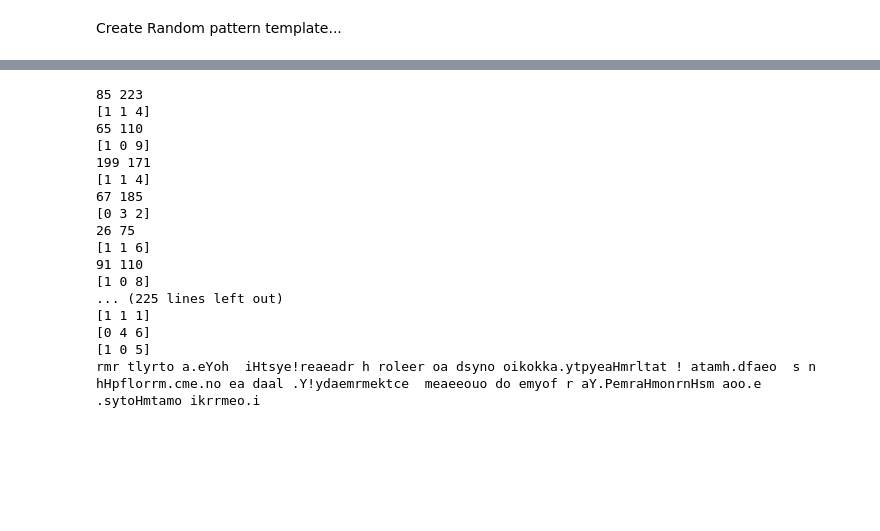
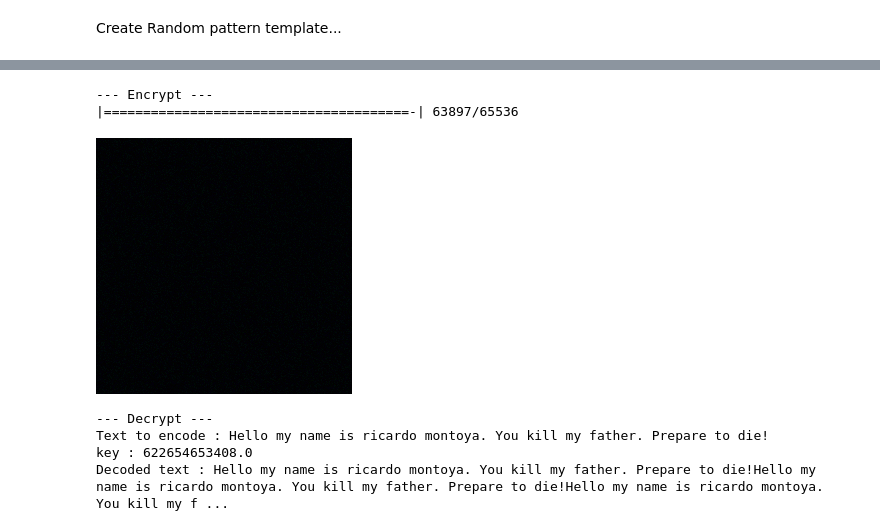
Before and after one commit to Clamarche/Intersect.Beta, a Jupyter notebook: securePhoto_notebooks.ipynb, the cells around one changed output, grey strips where cells are left out. Saved outputs shown, nothing was run; the diff lists cells and outputs as text; code cells hidden in the pictures; blank space fills up the shorter version.

Commit message:
Successfully decode a random template

```diff
--- a/securePhoto_notebooks.ipynb
+++ b/securePhoto_notebooks.ipynb
@@ -373,7 +373,7 @@ def progressbar(progress, qty):
   if progress > qty:
     progress = qty
 
-  i = progress*progressbar_width//qty
+  i = (progress+1)*progressbar_width//qty
   progress = '='*i
   remain = '-'*(progressbar_width-i)
   info = '| {}/{}'.format(i*qty//progressbar_width,qty)
@@ -407,7 +413,6 @@ def lomod_random_template(content, size):
     val=ord(content[i])
     #print(val)
     data[i]=[val//100, (val%100)//10, val%10]
-    print(data[i])
 
   picture = np.zeros((size[0], size[1], 3), dtype=np.uint8)
   # A grid to valid the insertion of data
@@ -418,10 +423,8 @@ def lomod_random_template(content, size):
   while np.sum(valid_grid) != finish_result:
     i = random.randrange(0,256,1)
     j = random.randrange(0,256,1)
-    if message_i < 40:
-      print(i,j)
     if valid_grid[i,j] == 0:
-      if message_i%1000 == 0 and message_i >= 40:
+      if message_i%1000 == 0:
         progressbar(message_i,finish_result)
       valid_grid[i,j] = 1 # Make the space checked
       picture[i,j] = data[message_i%len(content)] # transfer the data
@@ -431,6 +434,3 @@ def lomod_random_template(content, size):
   image.save('lomod_random_template.png')
   display(Image('lomod_random_template.png'))
   return key
-
-key = lomod_random_template('Hello my name is ricardo montoya. You kill my father. Prepare to die!', [256, 256])
-print(key)
@@ -458,7 +438,7 @@ print(key)
 # Create low modification template
 def lomod_random_template_decoder(image_coded, size, key):
   """
-  decode a picture with a message inside encoded
+  Decode a picture with a message inside encoded
   :return: key for the random seed
   """
   random.seed(key)
@@ -471,35 +451,31 @@ def lomod_random_template_decoder(image_coded, size, key):
   finish_result = size[0]*size[1]
   message_i=0
   while np.sum(valid_grid) != finish_result and message_i < 200:
+    j = random.randrange(0,256,1)
     i = random.randrange(0,256,1)
-    j = random.randrange(0,256,1)
-    if message_i < 40 :
-      print(i,j)
     if valid_grid[i,j] == 0:
       valid_grid[i,j] = 1 # Make the space checked
       message_i += 1 # increment the data transfer counter
-      print(picture[i,j])
       data += chr(100*picture[i,j][0] + 10*picture[i,j][1] + picture[i,j][2])
       #print(data)
 
   return data
-
-print(lomod_random_template_decoder('lomod_random_template.png', [256, 256], 275334691376))
-# %% [output]
-85 223
-[1 1 4]
-65 110
-[1 0 9]
-199 171
-[1 1 4]
-67 185
-[0 3 2]
-26 75
-[1 1 6]
-91 110
-[1 0 8]
-... (225 lines left out)
-[1 1 1]
-[0 4 6]
-[1 0 5]
-rmr tlyrto a.eYoh  iHtsye!reaeadr h roleer oa dsyno oikokka.ytpyeaHmrltat ! atamh.dfaeo  s n hHpflorrm.cme.no ea daal .Y!ydaemrmektce  meaeeouo do emyof r aY.PemraHmonrnHsm aoo.e .sytoHmtamo ikrrmeo.i
+# %%
+# test the process
+text ='Hello my name is ricardo montoya. You kill my father. Prepare to die!'
+print('--- Encrypt ---')
+key = lomod_random_template(text, [256, 256])
+print('--- Decrypt ---')
+retrieve = lomod_random_template_decoder('lomod_random_template.png', [256, 256], key)
+
+print('Text to encode :',text)
+print('key :',key)
+print('Decoded text :',retrieve)
+# %% [output]
+--- Encrypt ---
+|=======================================-| 63897/65536
+[figure, added]
+--- Decrypt ---
+Text to encode : Hello my name is ricardo montoya. You kill my father. Prepare to die!
+key : 622654653408.0
+Decoded text : Hello my name is ricardo montoya. You kill my father. Prepare to die!Hello my name is ricardo montoya. You kill my father. Prepare to die!Hello my name is ricardo montoya. You kill my f ...
```
Also changed, not shown: parts of 5 cells of this notebook.
